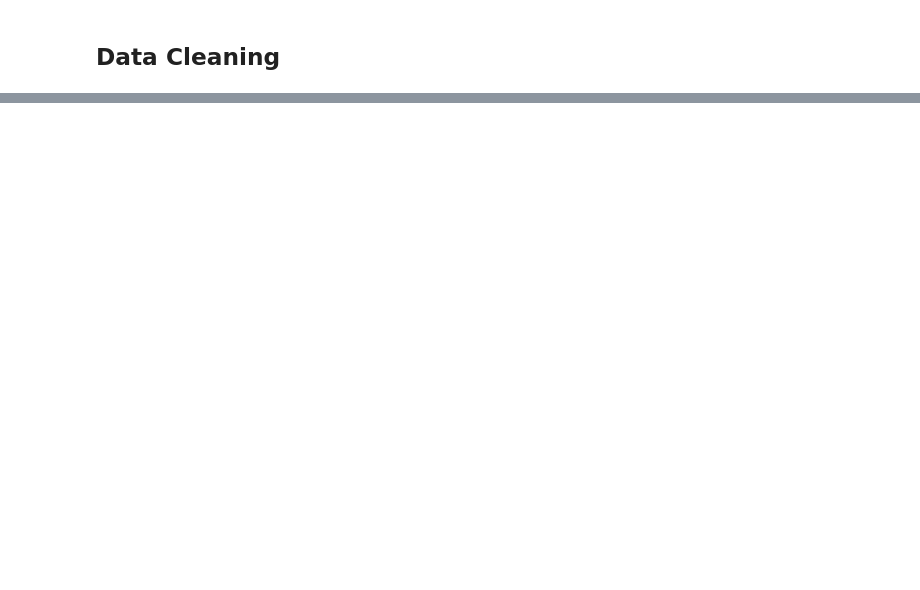
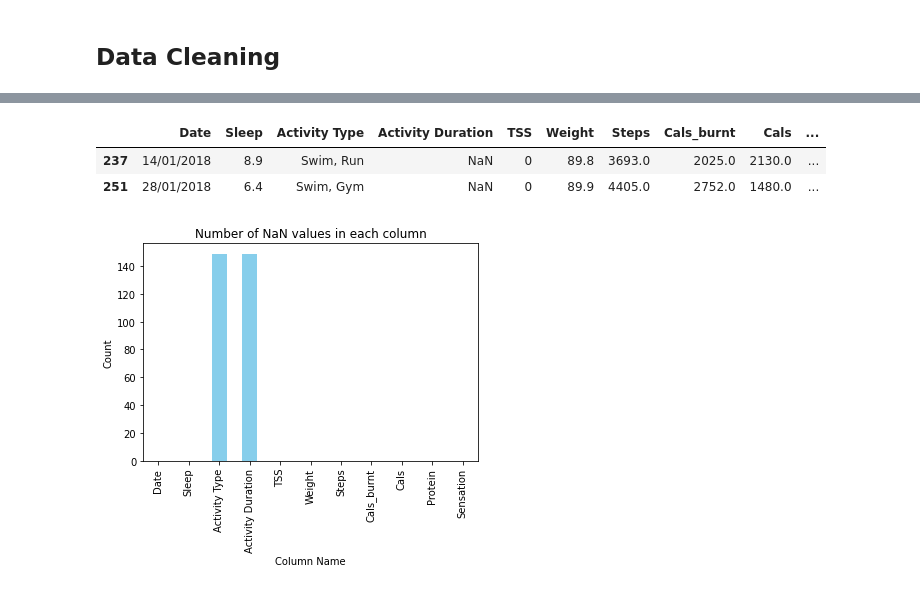
Before and after one commit to Matt89code/SampleCode, a Jupyter notebook: Calories/Peak AI Presentation.ipynb, the cells around one changed output, grey strips where cells are left out. Saved outputs shown, nothing was run; the diff lists cells and outputs as text; code cells hidden in the pictures; blank space fills up the shorter version.

```diff
--- a/Calories/Peak AI Presentation.ipynb
+++ b/Calories/Peak AI Presentation.ipynb
@@ -132,0 +219,3 @@ plt.show()
+# %%
+df=df.dropna(subset=['Sleep'])
+df.count()
@@ -132,0 +250,2 @@ plt.show()
+# %%
+df['Cals'].fillna(value=df['Cals'].quantile(0.75), inplace=True)
@@ -132,0 +267,2 @@ plt.show()
+# %%
+df['Sensation'].fillna(value=df['Sensation'].mean(), inplace=True)
@@ -132,0 +286,21 @@ plt.show()
+# %%
+missing2rows = df[df['Activity Duration'].isna() & ~df['Activity Type'].isna()]
+missing2rows
+
+# i am happy with the missing data for activity types as simply means i did not train that day.
+# whereas i would like to remove the two days i did but not count the duration which i feel could be siginificant for modelling
+# %% [output]
+|  | Date | Sleep | Activity Type | Activity Duration | TSS | Weight | Steps | Cals_burnt | Cals | ... |
+| 237 | 14/01/2018 | 8.9 | Swim, Run | NaN | 0 | 89.8 | 3693.0 | 2025.0 | 2130.0 | ... |
+| 251 | 28/01/2018 | 6.4 | Swim, Gym | NaN | 0 | 89.9 | 4405.0 | 2752.0 | 1480.0 | ... |
+# %%
+df = df.drop([237, 251])
+# %%
+nan_counts = df.isna().sum()
+nan_counts.plot(kind='bar', color='skyblue')
+plt.title('Number of NaN values in each column')
+plt.ylabel('Count')
+plt.xlabel('Column Name')
+plt.show()
+# %% [output]
+[figure, added]
```
Also changed, not shown: parts of 62 cells of this notebook, 4 other files.
